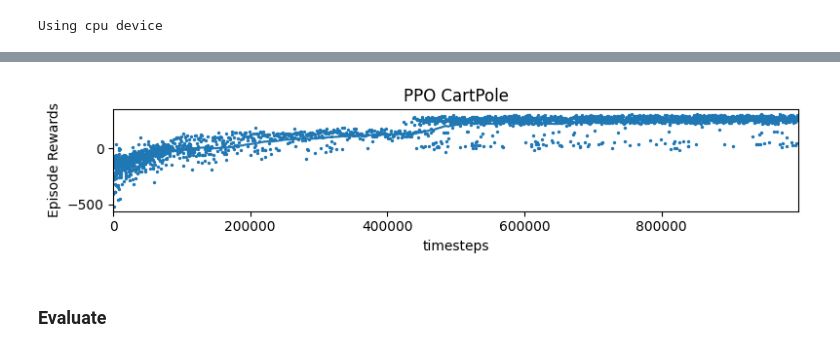
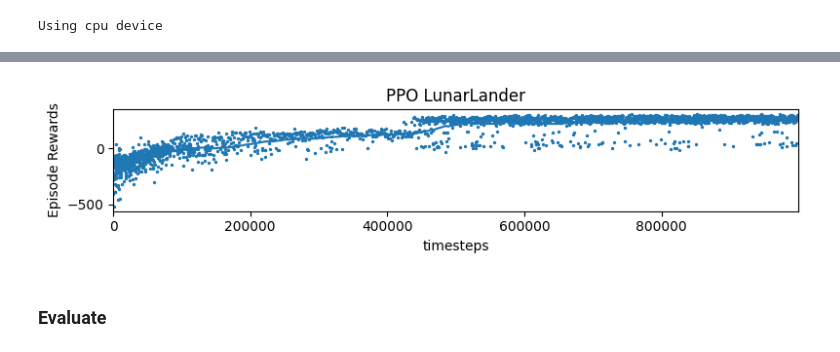
Before and after one commit to anton-dergunov/hugging-face-deep-rl, a Jupyter notebook: notebooks/01_lunar_lander.ipynb, the cells around one changed output, grey strips where cells are left out. Drawn from its saved outputs; the diff is of its cells as text; code cells hidden in the pictures.

```diff
--- a/notebooks/01_lunar_lander.ipynb
+++ b/notebooks/01_lunar_lander.ipynb
@@ -178,10 +174,10 @@ with Notify(f"{MODEL_NAME} training"):
 model.save(MODEL_PATH)
 # %%
 # Plot results using Stable-Baselines3 helper
-plot_results([LOGS_PATH], LEARN_STEPS, results_plotter.X_TIMESTEPS, "PPO CartPole")
+plot_results([LOGS_PATH], LEARN_STEPS, results_plotter.X_TIMESTEPS, "PPO LunarLander")
 plt.show()
 # %% [output]
-[figure, old version]
+[figure, new version]
 # %% [markdown]
 ### Evaluate
 # %%
```
Also changed, not shown: parts of 3 cells of this notebook, 1 other file.
